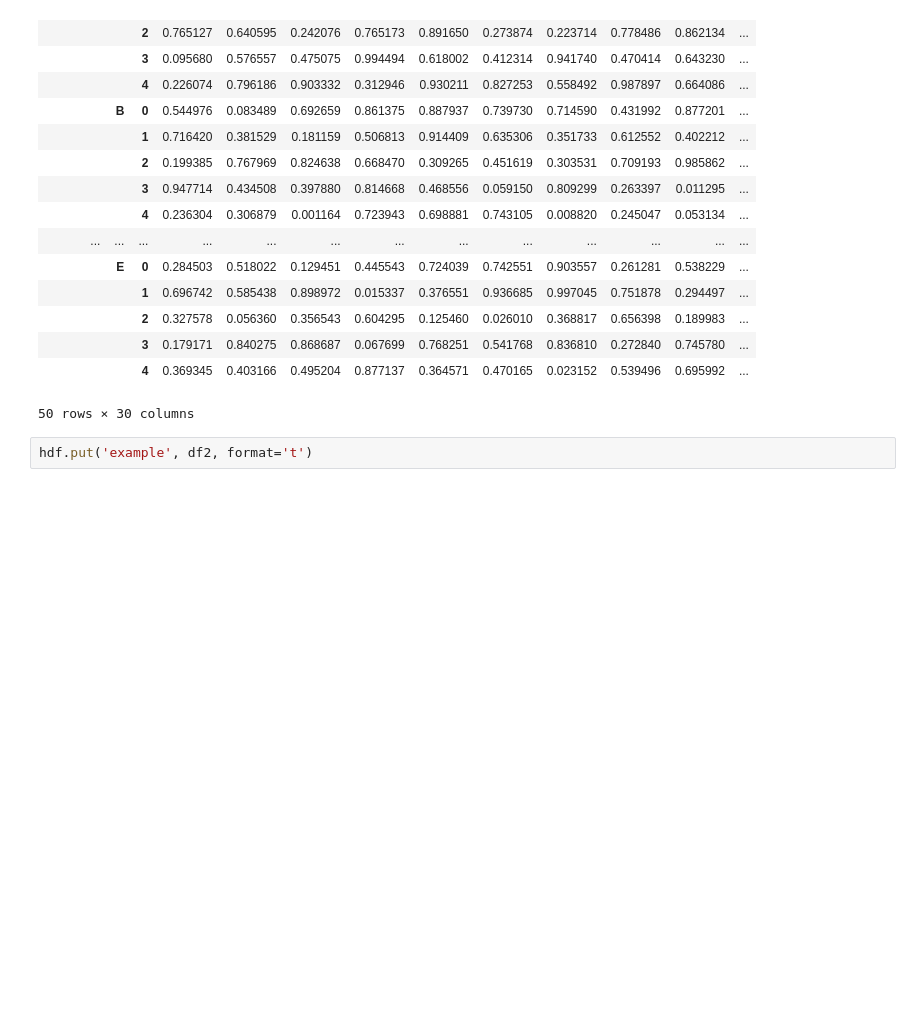
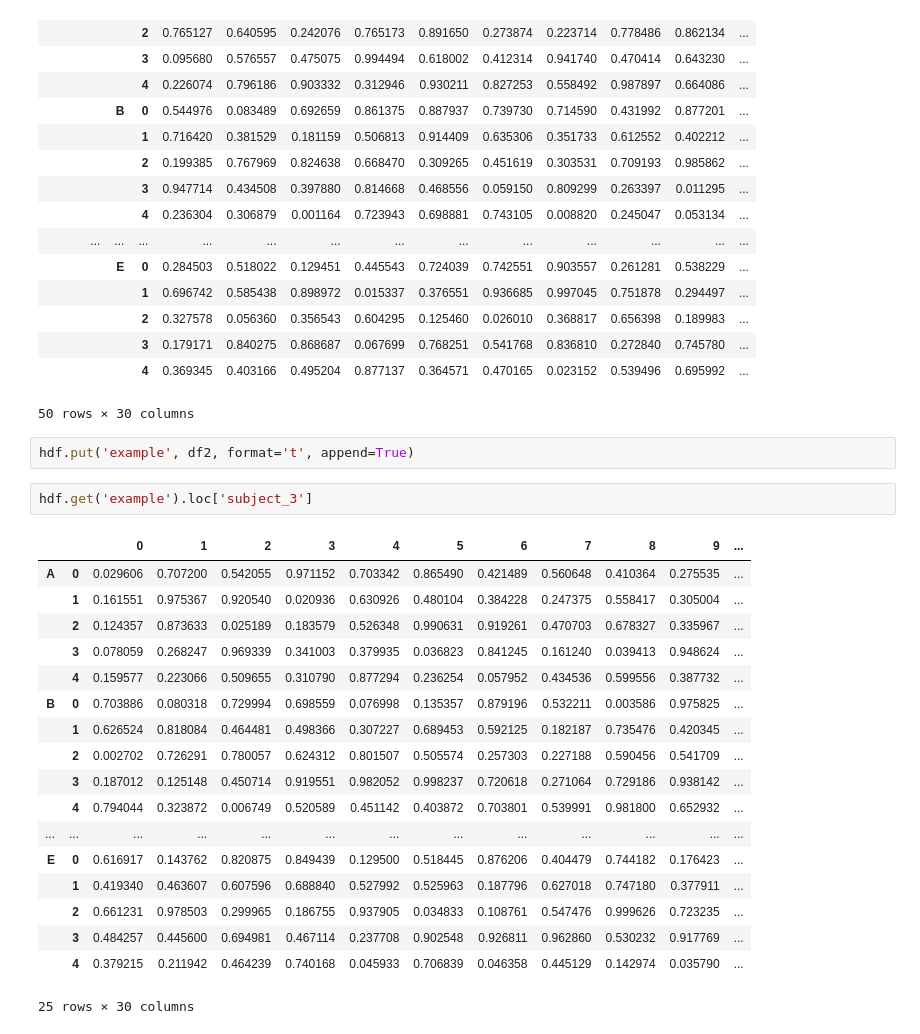
Before and after one commit to finiteautomata/p300speller, a Jupyter notebook: notebooks/examples/multi_index.ipynb, the cells around one changed output. Saved outputs shown, nothing was run; the diff lists cells and outputs as text; blank space fills up the shorter version.

```diff
--- a/notebooks/examples/multi_index.ipynb
+++ b/notebooks/examples/multi_index.ipynb
@@ -111,4 +127,25 @@ hdf.get('example')
 |  |  | 4 | 0.369345 | 0.403166 | 0.495204 | 0.877137 | 0.364571 | 0.470165 | 0.023152 | 0.539496 | 0.695992 | ... |
 50 rows × 30 columns
 # %%
-hdf.put('example', df2, format='t')
+hdf.put('example', df2, format='t', append=True)
+# %%
+hdf.get('example').loc['subject_3']
+# %% [output]
+|  |  | 0 | 1 | 2 | 3 | 4 | 5 | 6 | 7 | 8 | 9 | ... |
+| A | 0 | 0.029606 | 0.707200 | 0.542055 | 0.971152 | 0.703342 | 0.865490 | 0.421489 | 0.560648 | 0.410364 | 0.275535 | ... |
+|  | 1 | 0.161551 | 0.975367 | 0.920540 | 0.020936 | 0.630926 | 0.480104 | 0.384228 | 0.247375 | 0.558417 | 0.305004 | ... |
+|  | 2 | 0.124357 | 0.873633 | 0.025189 | 0.183579 | 0.526348 | 0.990631 | 0.919261 | 0.470703 | 0.678327 | 0.335967 | ... |
+|  | 3 | 0.078059 | 0.268247 | 0.969339 | 0.341003 | 0.379935 | 0.036823 | 0.841245 | 0.161240 | 0.039413 | 0.948624 | ... |
+|  | 4 | 0.159577 | 0.223066 | 0.509655 | 0.310790 | 0.877294 | 0.236254 | 0.057952 | 0.434536 | 0.599556 | 0.387732 | ... |
+| B | 0 | 0.703886 | 0.080318 | 0.729994 | 0.698559 | 0.076998 | 0.135357 | 0.879196 | 0.532211 | 0.003586 | 0.975825 | ... |
+|  | 1 | 0.626524 | 0.818084 | 0.464481 | 0.498366 | 0.307227 | 0.689453 | 0.592125 | 0.182187 | 0.735476 | 0.420345 | ... |
+|  | 2 | 0.002702 | 0.726291 | 0.780057 | 0.624312 | 0.801507 | 0.505574 | 0.257303 | 0.227188 | 0.590456 | 0.541709 | ... |
+|  | 3 | 0.187012 | 0.125148 | 0.450714 | 0.919551 | 0.982052 | 0.998237 | 0.720618 | 0.271064 | 0.729186 | 0.938142 | ... |
+|  | 4 | 0.794044 | 0.323872 | 0.006749 | 0.520589 | 0.451142 | 0.403872 | 0.703801 | 0.539991 | 0.981800 | 0.652932 | ... |
+| ... | ... | ... | ... | ... | ... | ... | ... | ... | ... | ... | ... | ... |
+| E | 0 | 0.616917 | 0.143762 | 0.820875 | 0.849439 | 0.129500 | 0.518445 | 0.876206 | 0.404479 | 0.744182 | 0.176423 | ... |
+|  | 1 | 0.419340 | 0.463607 | 0.607596 | 0.688840 | 0.527992 | 0.525963 | 0.187796 | 0.627018 | 0.747180 | 0.377911 | ... |
+|  | 2 | 0.661231 | 0.978503 | 0.299965 | 0.186755 | 0.937905 | 0.034833 | 0.108761 | 0.547476 | 0.999626 | 0.723235 | ... |
+|  | 3 | 0.484257 | 0.445600 | 0.694981 | 0.467114 | 0.237708 | 0.902548 | 0.926811 | 0.962860 | 0.530232 | 0.917769 | ... |
+|  | 4 | 0.379215 | 0.211942 | 0.464239 | 0.740168 | 0.045933 | 0.706839 | 0.046358 | 0.445129 | 0.142974 | 0.035790 | ... |
+25 rows × 30 columns
```
Also changed, not shown: parts of 5 cells of this notebook, 1 other file.
